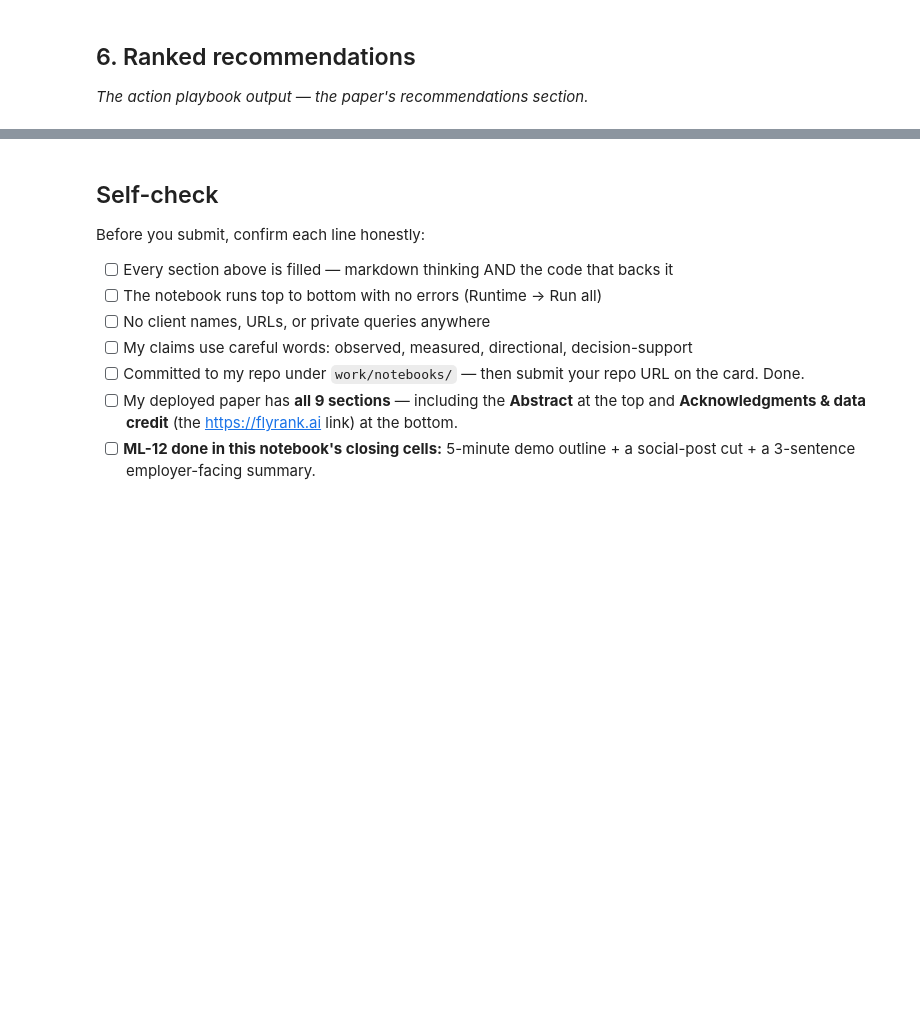
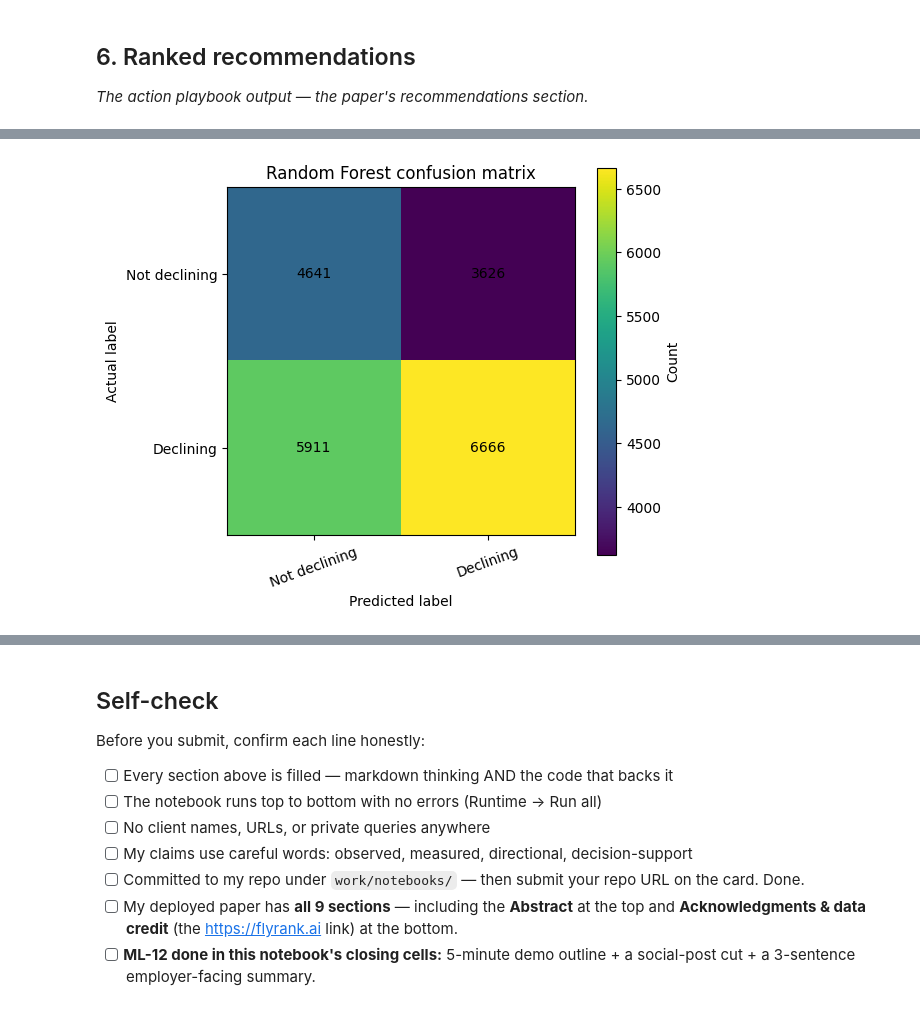
Before and after one commit to Seif-Abouelkhair/flyrank-ml-internship, a Jupyter notebook: work/notebooks/capstone.ipynb, the cells around one changed output, grey strips where cells are left out. Drawn from its saved outputs; the diff is of its cells as text; code cells hidden in the pictures; blank space fills up the shorter version.

```diff
--- a/work/notebooks/capstone.ipynb
+++ b/work/notebooks/capstone.ipynb
@@ -36,0 +1358,40 @@ This skeleton is yours to fill. Work the sections **in order** — each one has
+# %%
+# ============================================================
+# Section 7 — Step 32
+# Confusion matrix visualization
+# ============================================================
+
+plt.figure(figsize=(6, 5))
+
+plt.imshow(cm)
+
+plt.title("Random Forest confusion matrix")
+plt.xlabel("Predicted label")
+plt.ylabel("Actual label")
+
+plt.xticks(
+    [0, 1],
+    ["Not declining", "Declining"],
+    rotation=20
+)
+
+plt.yticks(
+    [0, 1],
+    ["Not declining", "Declining"]
+)
+
+for i in range(2):
+    for j in range(2):
+        plt.text(
+            j,
+            i,
+            cm[i, j],
+            ha="center",
+            va="center"
+        )
+
+plt.colorbar(label="Count")
+plt.tight_layout()
+plt.show()
+# %% [output]
+[figure, added]
```
Also changed, not shown: parts of 52 cells of this notebook.
